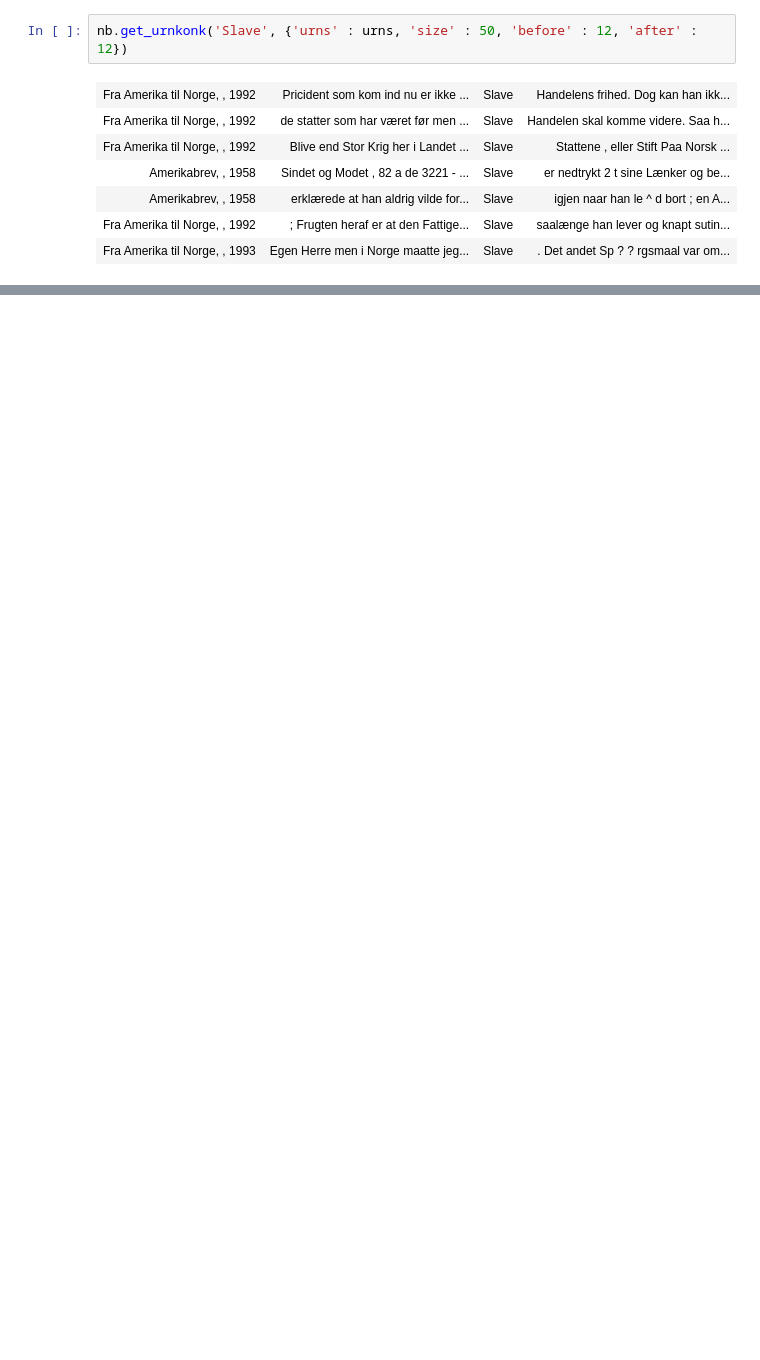
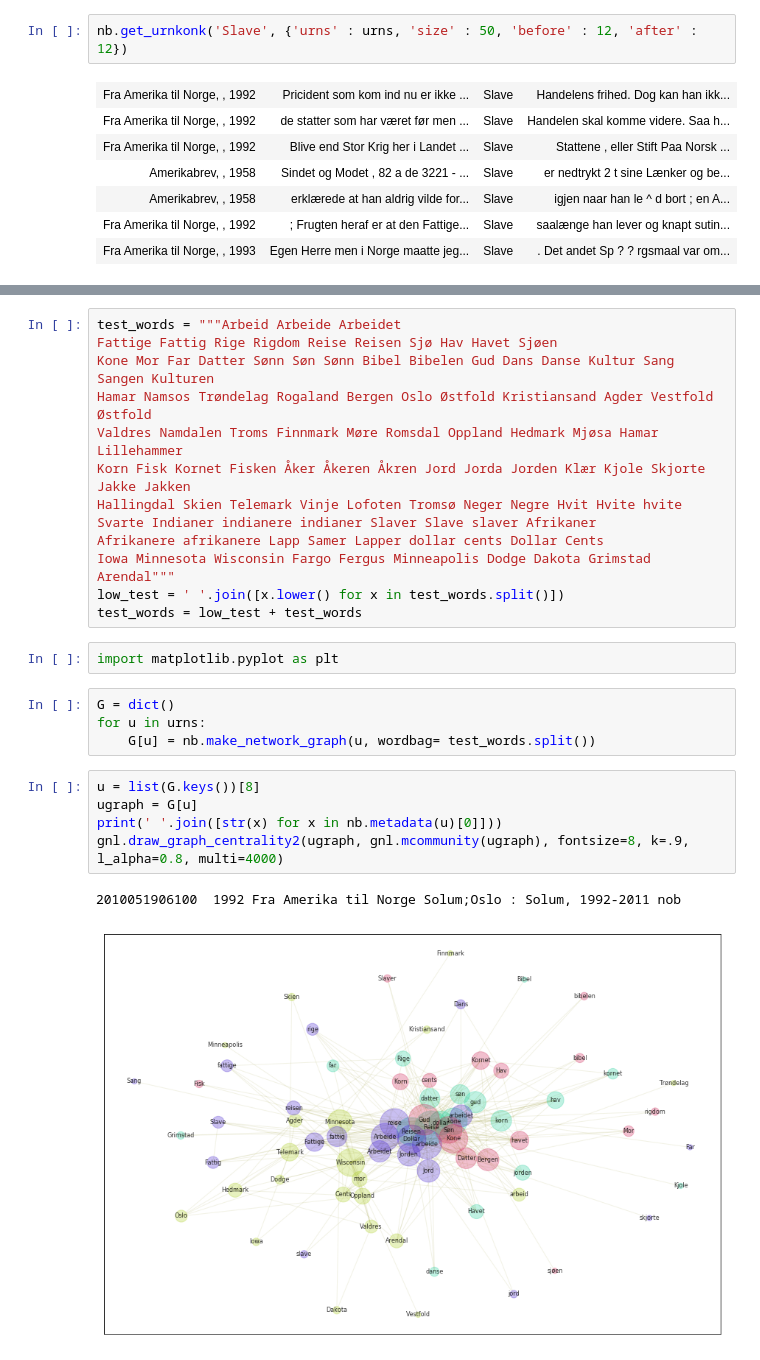
Before and after one commit to Yoonsen/Utvandring, a Jupyter notebook: amerikabrev-oktober-2018.ipynb, the cells around one changed output, grey strips where cells are left out. Drawn from its saved outputs; the diff is of its cells as text; blank space fills up the shorter version.

```diff
--- a/amerikabrev-oktober-2018.ipynb
+++ b/amerikabrev-oktober-2018.ipynb
@@ -292,0 +315,27 @@ OverflowError: (34, 'Result too large')
+# %%
+test_words = """Arbeid Arbeide Arbeidet
+Fattige Fattig Rige Rigdom Reise Reisen Sjø Hav Havet Sjøen
+Kone Mor Far Datter Sønn Søn Sønn Bibel Bibelen Gud Dans Danse Kultur Sang Sangen Kulturen
+Hamar Namsos Trøndelag Rogaland Bergen Oslo Østfold Kristiansand Agder Vestfold Østfold
+Valdres Namdalen Troms Finnmark Møre Romsdal Oppland Hedmark Mjøsa Hamar Lillehammer
+Korn Fisk Kornet Fisken Åker Åkeren Åkren Jord Jorda Jorden Klær Kjole Skjorte Jakke Jakken
+Hallingdal Skien Telemark Vinje Lofoten Tromsø Neger Negre Hvit Hvite hvite
+Svarte Indianer indianere indianer Slaver Slave slaver Afrikaner
+Afrikanere afrikanere Lapp Samer Lapper dollar cents Dollar Cents
+Iowa Minnesota Wisconsin Fargo Fergus Minneapolis Dodge Dakota Grimstad Arendal"""
+low_test = ' '.join([x.lower() for x in test_words.split()])
+test_words = low_test + test_words
+# %%
+import matplotlib.pyplot as plt
+# %%
+G = dict()
+for u in urns:
+    G[u] = nb.make_network_graph(u, wordbag= test_words.split())
+# %%
+u = list(G.keys())[8]
+ugraph = G[u]
+print(' '.join([str(x) for x in nb.metadata(u)[0]]))
+gnl.draw_graph_centrality2(ugraph, gnl.mcommunity(ugraph), fontsize=8, k=.9, l_alpha=0.8, multi=4000)
+# %% [output]
+2010051906100  1992 Fra Amerika til Norge Solum;Oslo : Solum, 1992-2011 nob
+[figure, added]
```
Also changed, not shown: parts of 27 cells of this notebook, 1 other file.
